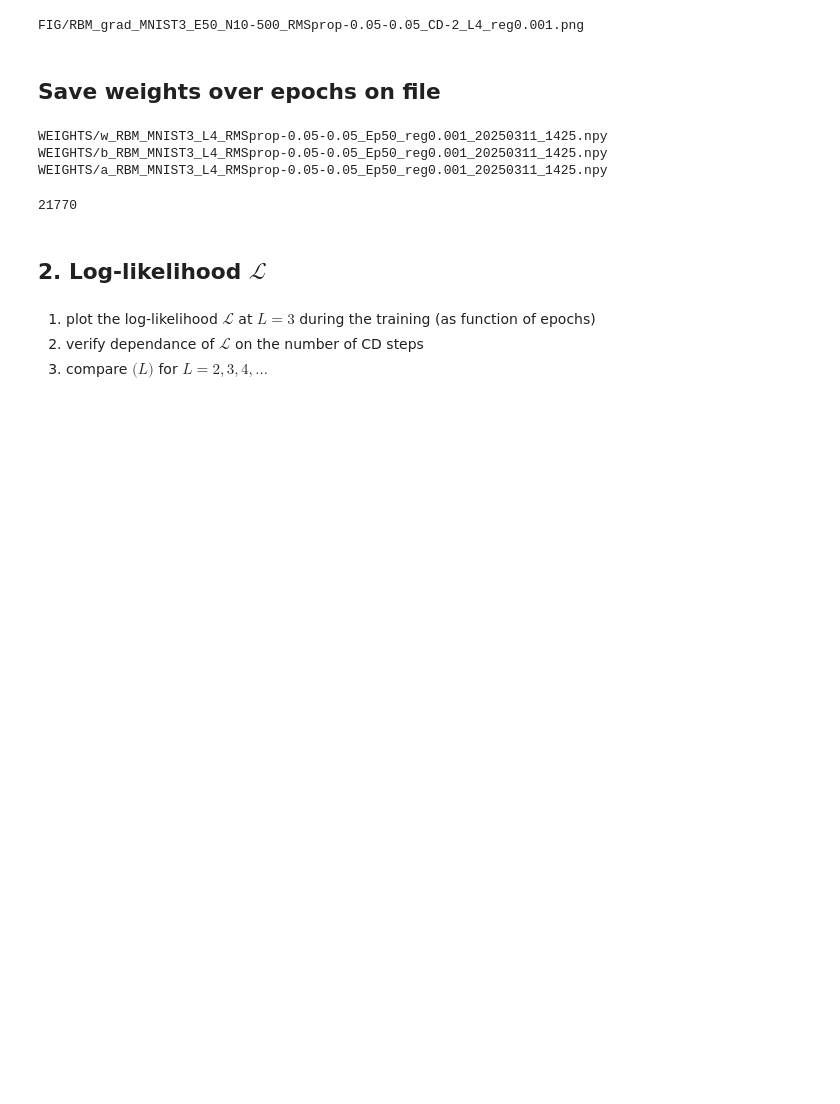
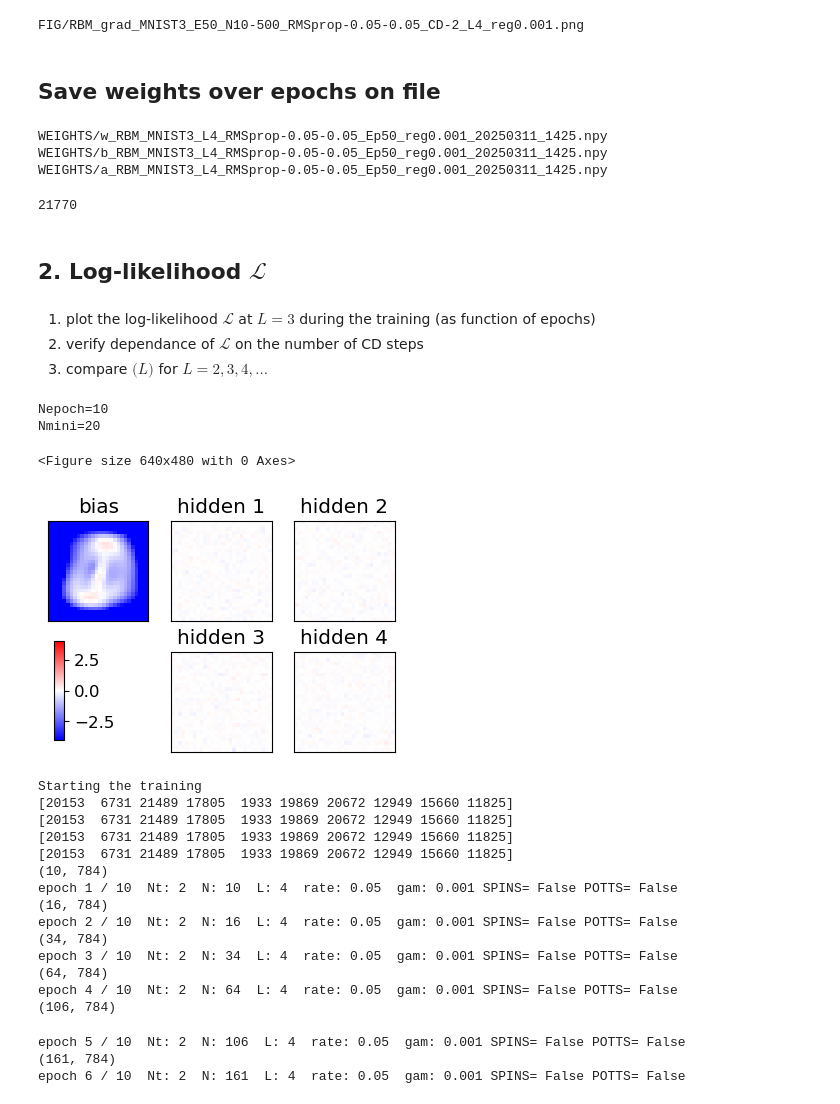
Before and after one commit to FrancescoLR02/LCP-Mod-B-Exercises, a Jupyter notebook: ex2_RBM/RBM_2025_MNIST.ipynb, the cells around one changed output. Cells and saved outputs as stored; diff of their text form; code cells hidden in the pictures; blank space fills up the shorter version.

```diff
--- a/ex2_RBM/RBM_2025_MNIST.ipynb
+++ b/ex2_RBM/RBM_2025_MNIST.ipynb
@@ -645,18 +645,16 @@ def log_l(x:np.array, w:np.ndarray, a: np.array, b:np.array):
 
     hidden_states = list(it.product((0, 1), repeat=L))
     energies = np.array([E(x, z, w, a, b) for z in hidden_states])
-    #print(hidden_states)
-    #print(f'shape of energies: {energies.shape}')
+    # print(hidden_states)
+    # print(f'shape of energies: {energies.shape}')
     log_sum = -log( np.sum(exp(-energies)) )
 
     log_Z = -log(np.sum ([G(z, b)*P(z, w, a) for z in hidden_states]) )
     log_l = log_sum + log_Z
     return log_l
 
-log_l(data[1], wE[1], aE[1], bE[1])
-
 def Likelihood(data: np.ndarray, w: np.ndarray, a: np.array, b: np.array):
-    logs = np.array( [log_l(data[i], w, a, b) for i in range(data.shape[0])] )
+    logs = np.array( [log_l(data[i, :], w, a, b) for i in range(data.shape[0])] )
     return np.mean(logs)
 # %%
 def train_RBM(L, Nt, Nepoch = 100, GRAD = "RMSprop"):
@@ -709,6 +707,8 @@ def train_RBM(L, Nt, Nepoch = 100, GRAD = "RMSprop"):
         #  l_rate interpolates between initial and final value
         l_rate = l_rate_ini + (l_rate_fin-l_rate_ini)*q
 
+        selected = np.random.choice(indices,N,replace=False)
+
         for mini in range(Nmini):
             # initializitation for averages in minibatch
             # visible variables "v" --> "x"
@@ -719,7 +719,6 @@ def train_RBM(L, Nt, Nepoch = 100, GRAD = "RMSprop"):
             pz = np.zeros(L)
 
             # Minibatch of size N: points randomply picked (without repetition) from data
-            selected = np.random.choice(indices,N,replace=False)
             if epoch==1 and mini<=3: print(selected)
 
             for k in range(N):
@@ -762,33 +761,57 @@ def train_RBM(L, Nt, Nepoch = 100, GRAD = "RMSprop"):
                 w += l_rate*gw/sqrt(epsilon+gw2)
                 a += l_rate*ga/sqrt(epsilon+ga2)
                 b += l_rate*gb/sqrt(epsilon+gb2)
             else:
                 # defaulting to the vanilla stochastic gradient ascent (SGD)
                 w += l_rate*gw
                 a += l_rate*ga
                 b += l_rate*gb
             # regularization (LASSO)
             if gamma>0.:
                 w -= (gamma*l_rate)*sign(w)
                 a -= (gamma*l_rate)*sign(a)
                 b -= (gamma*l_rate)*sign(b)
 
         wE[epoch],gwE[epoch],gwE_d[epoch],gwE_m[epoch]=np.copy(w),np.copy(gw),np.copy(gw_d),np.copy(gw_m)
         aE[epoch],gaE[epoch],gaE_d[epoch],gaE_m[epoch]=np.copy(a),np.copy(ga),np.copy(ga_d),np.copy(ga_m)
         bE[epoch],gbE[epoch],gbE_d[epoch],gbE_m[epoch]=np.copy(b),np.copy(gb),np.copy(gb_d),np.copy(gb_m)
         miniE[epoch]=N
 
-        logL_E[epoch] = Likelihood(data, w, a, b)
+        print(data[selected].shape)
+        logL_E[epoch] = Likelihood(data[selected], w, a, b)
 
         if POTTS: pzE[epoch] = pz/np.sum(pz)
         print("epoch",epoch,"/",Nepoch," Nt:",Nt," N:",N," L:",L,
             " rate:",l_rate," gam:",gamma,"SPINS=",SPINS,"POTTS=",POTTS)
 
         if epoch%20==0 or epoch==Nepoch:
             plot_weights_bias(wE, aE, epoch, L, cols=Ncols, save=False)
 
-        str_time_completion = datetime.datetime.now().strftime("_%Y%m%d_%H%M")
-
     print("END of learning phase")
 
     return logL_E
+
+Nepoch = 10
+loglikelihoods = train_RBM(L, Nt, Nepoch)
+# %% [output]
+Nepoch=10
+Nmini=20
+<Figure size 640x480 with 0 Axes>
+[figure, added]
+Starting the training
+[20153  6731 21489 17805  1933 19869 20672 12949 15660 11825]
+[20153  6731 21489 17805  1933 19869 20672 12949 15660 11825]
+[20153  6731 21489 17805  1933 19869 20672 12949 15660 11825]
+[20153  6731 21489 17805  1933 19869 20672 12949 15660 11825]
+(10, 784)
+epoch 1 / 10  Nt: 2  N: 10  L: 4  rate: 0.05  gam: 0.001 SPINS= False POTTS= False
+(16, 784)
+epoch 2 / 10  Nt: 2  N: 16  L: 4  rate: 0.05  gam: 0.001 SPINS= False POTTS= False
+(34, 784)
+epoch 3 / 10  Nt: 2  N: 34  L: 4  rate: 0.05  gam: 0.001 SPINS= False POTTS= False
+(64, 784)
+epoch 4 / 10  Nt: 2  N: 64  L: 4  rate: 0.05  gam: 0.001 SPINS= False POTTS= False
+(106, 784)
+epoch 5 / 10  Nt: 2  N: 106  L: 4  rate: 0.05  gam: 0.001 SPINS= False POTTS= False
+(161, 784)
+epoch 6 / 10  Nt: 2  N: 161  L: 4  rate: 0.05  gam: 0.001 SPINS= False POTTS= False
```
Also changed, not shown: parts of 1 cell of this notebook.
